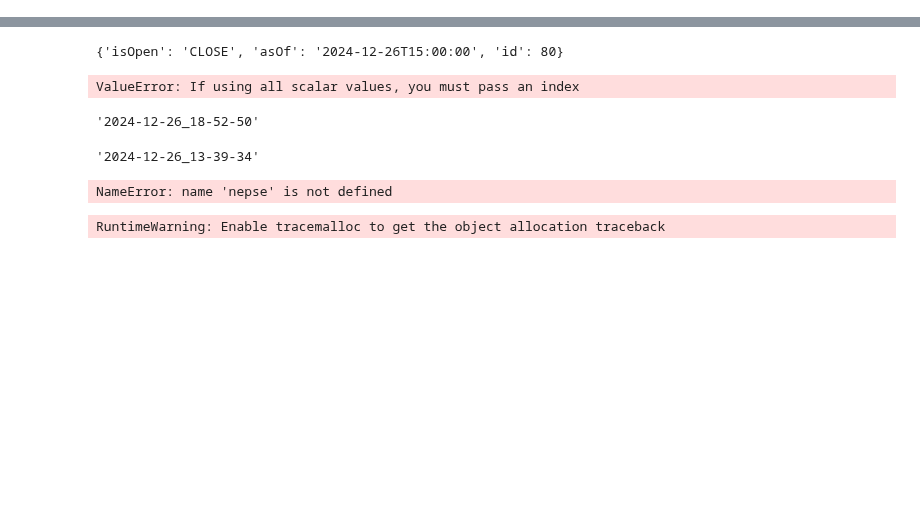
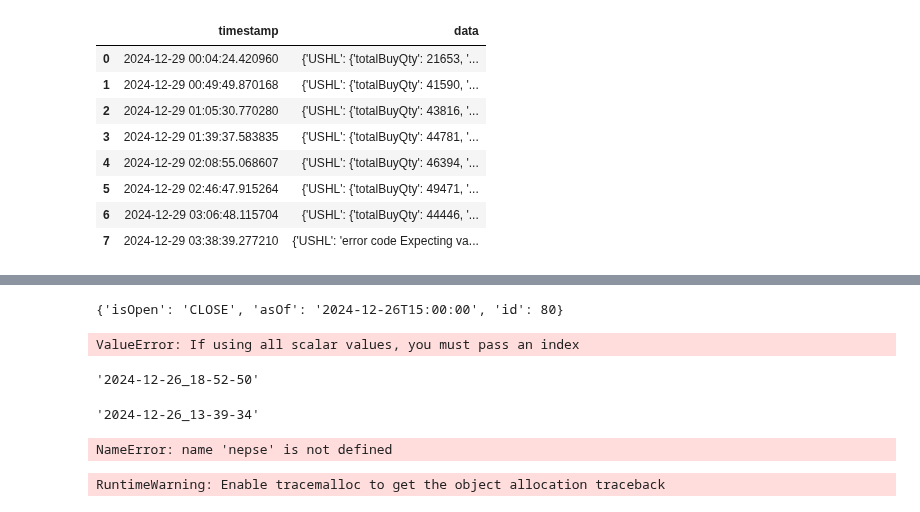
Before and after one commit to madhuko/nepse_depth, a Jupyter notebook: analytics.ipynb, the cells around one changed output, grey strips where cells are left out. Saved outputs shown, nothing was run; the diff lists cells and outputs as text; code cells hidden in the pictures; blank space fills up the shorter version.

```diff
--- a/analytics.ipynb
+++ b/analytics.ipynb
@@ -8,6 +8,16 @@ import os
 nepse = AsyncNepse()
 nepse.setTLSVerification(False)  # Temporary, until NEPSE sorts its SSL certificate problem
 # %%
-df=pd.read_json(r'files\2024-12-27_03-06-47.json')
+df=pd.read_json(r'files\2024\2024-12-29.json')
 # df['id']=df['marketDepth'][0].get('buyMarketDepthList')[0].get('stockId')
-df.T.to_clipboard()
+df
+# %% [output]
+|  | timestamp | data |
+| 0 | 2024-12-29 00:04:24.420960 | {'USHL': {'totalBuyQty': 21653, '... |
+| 1 | 2024-12-29 00:49:49.870168 | {'USHL': {'totalBuyQty': 41590, '... |
+| 2 | 2024-12-29 01:05:30.770280 | {'USHL': {'totalBuyQty': 43816, '... |
+| 3 | 2024-12-29 01:39:37.583835 | {'USHL': {'totalBuyQty': 44781, '... |
+| 4 | 2024-12-29 02:08:55.068607 | {'USHL': {'totalBuyQty': 46394, '... |
+| 5 | 2024-12-29 02:46:47.915264 | {'USHL': {'totalBuyQty': 49471, '... |
+| 6 | 2024-12-29 03:06:48.115704 | {'USHL': {'totalBuyQty': 44446, '... |
+| 7 | 2024-12-29 03:38:39.277210 | {'USHL': 'error code Expecting va... |
```
Also changed, not shown: parts of 3 cells of this notebook, 2 other files.
